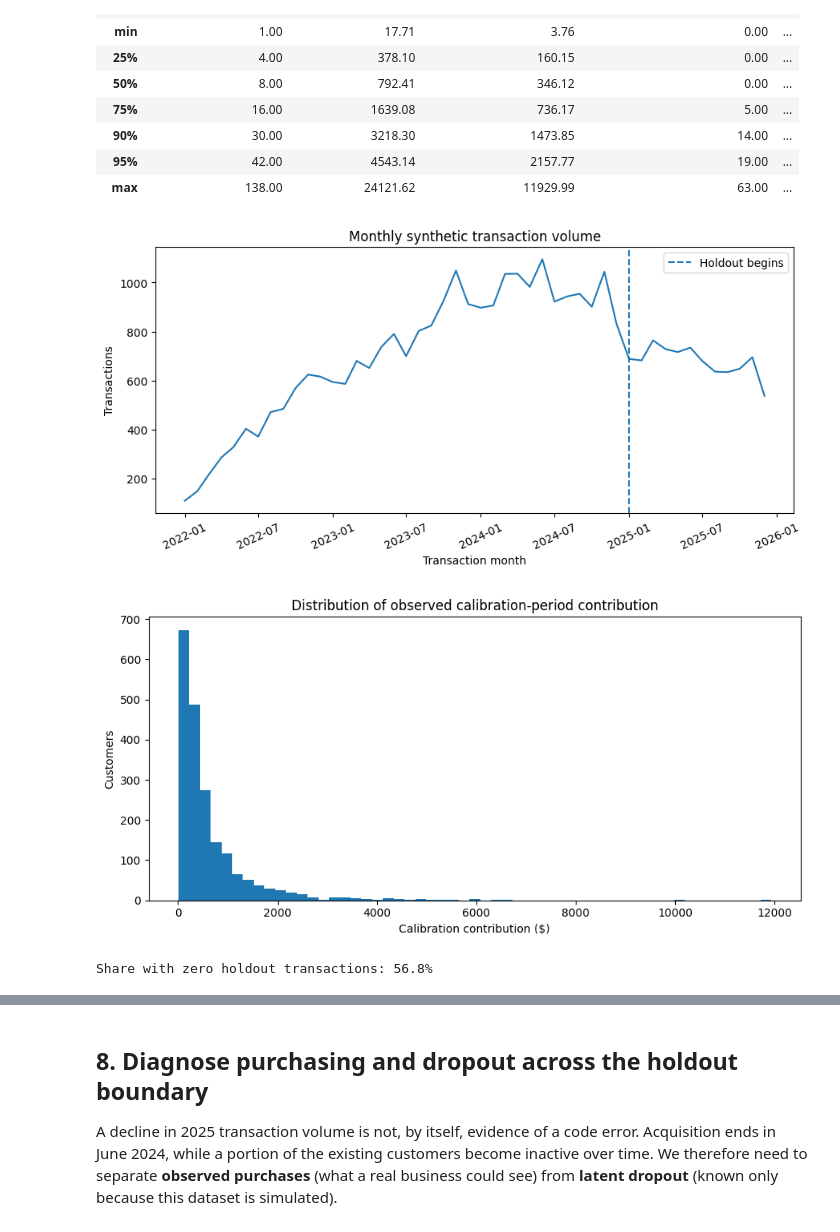
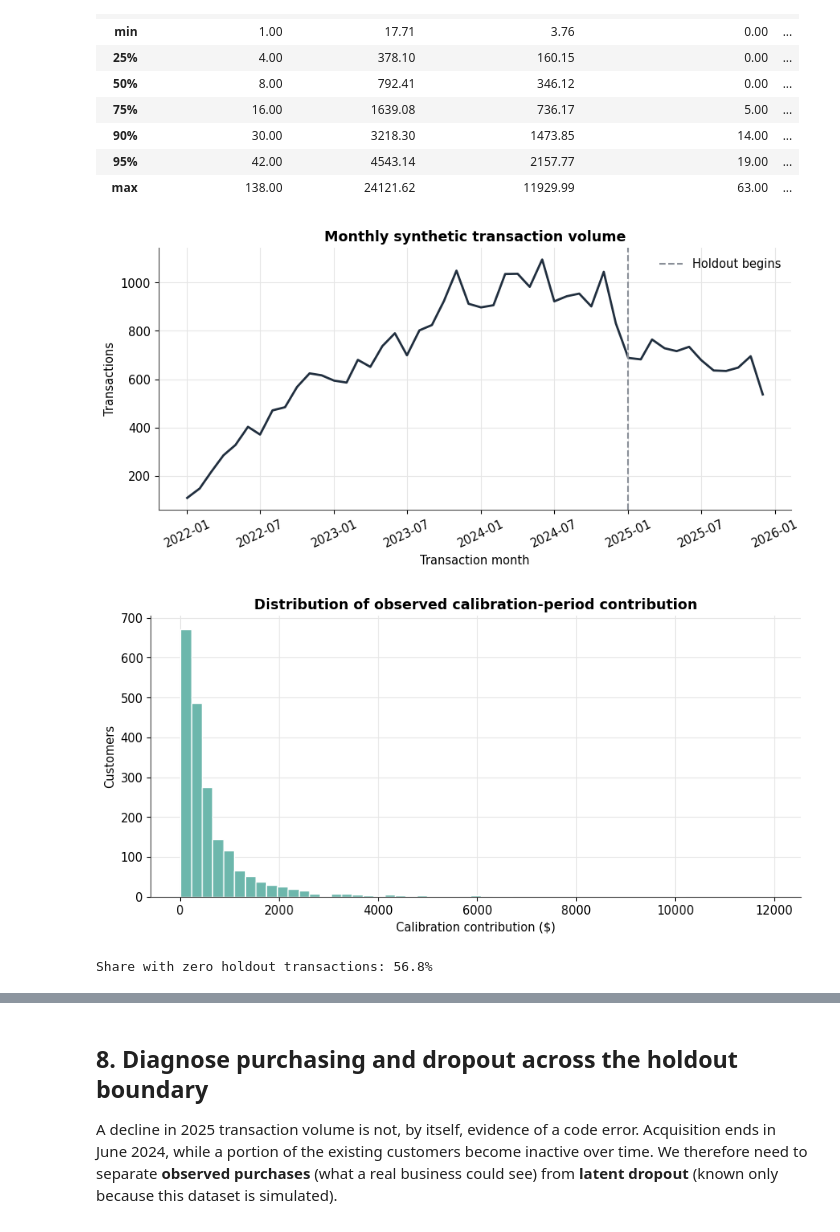
Before and after one commit to joedom99/predictive-clv-modeling, a Jupyter notebook: 01_generate_synthetic_clv_data.ipynb, the cells around one changed output, grey strips where cells are left out. Drawn from its saved outputs; the diff is of its cells as text; code cells hidden in the pictures.

```diff
--- a/01_generate_synthetic_clv_data.ipynb
+++ b/01_generate_synthetic_clv_data.ipynb
@@ -28,21 +32,25 @@ The holdout is generated alongside calibration, but must remain **unseen until e
 # %%
-# 2. Imports and reproducibility. Colab already includes these packages.
+# 2. Imports, reproducibility, and figure style. Colab already includes these packages.
+import json
 import numpy as np
 import pandas as pd
 import matplotlib.pyplot as plt
 from pathlib import Path
+from IPython.display import display
 
-SEED = 20261012
-rng = np.random.default_rng(SEED)
+SEED = 20261012          # Change this to simulate a different synthetic customer base.
 N_CUSTOMERS = 2_000
-CAL_START = pd.Timestamp('2022-01-01')
-CAL_END = pd.Timestamp('2024-12-31')
-HOLDOUT_START = pd.Timestamp('2025-01-01')
-HOLDOUT_END = pd.Timestamp('2025-12-31')
 OUTPUT_DIR = Path('clv_synthetic_data')
 OUTPUT_DIR.mkdir(exist_ok=True)
+
+# Figure style: white background, light grid, consistent palette.
+NAVY, TEAL, GOLD, GREEN, RED, GRAY = '#212f3f', '#6db7ac', '#eec35b', '#198a53', '#c02126', '#8a8f98'
+plt.rcParams.update({
+    'figure.facecolor': 'white', 'axes.facecolor': 'white', 'savefig.facecolor': 'white',
+    'axes.edgecolor': '#444444', 'axes.grid': True, 'axes.axisbelow': True, 'grid.color': '#e6e6e6', 'grid.linewidth': 0.8,
+    'axes.spines.top': False, 'axes.spines.right': False, 'axes.titleweight': 'bold',
+    'axes.prop_cycle': plt.cycler(color=[NAVY, TEAL, GOLD, GREEN, RED, GRAY]),
+    'font.size': 10.5, 'legend.frameon': False})
 print('Seed:', SEED, '| customers:', N_CUSTOMERS)
-print('Calibration:', CAL_START.date(), 'to', CAL_END.date())
-print('Holdout:', HOLDOUT_START.date(), 'to', HOLDOUT_END.date())
 # %% [output]
 Seed: 20261012 | customers: 2000
@@ -267,22 +278,22 @@ summary[['calibration_purchases', 'calibration_revenue',
 fig, ax = plt.subplots(figsize=(9, 4.5))
 monthly = transactions.groupby(transactions.transaction_date.dt.to_period('M')).size()
 monthly.index = monthly.index.to_timestamp()
-ax.plot(monthly.index, monthly.values)
-ax.axvline(HOLDOUT_START, linestyle='--', label='Holdout begins')
+ax.plot(monthly.index, monthly.values, color=NAVY, lw=2)
+ax.axvline(HOLDOUT_START, color=GRAY, linestyle='--', label='Holdout begins')
 ax.set(title='Monthly synthetic transaction volume', ylabel='Transactions', xlabel='Transaction month')
 ax.legend(); plt.xticks(rotation=25); plt.tight_layout(); plt.show()
 # %% [output]
-[figure, old version]
+[figure, new version]
 # %%
 fig, ax = plt.subplots(figsize=(9, 4.5))
-ax.hist(summary.calibration_contribution, bins=55)
+ax.hist(summary.calibration_contribution, bins=55, color=TEAL, edgecolor='white')
 ax.set(title='Distribution of observed calibration-period contribution',
        xlabel='Calibration contribution ($)', ylabel='Customers')
 plt.tight_layout(); plt.show()
 print('Share with zero holdout transactions:',
       f"{(summary.realized_holdout_transactions == 0).mean():.1%}")
 # %% [output]
-[figure, old version]
+[figure, new version]
 Share with zero holdout transactions: 56.8%
 # %%
 seg_summary = summary.groupby('segment').agg(
```
Also changed, not shown: parts of 16 cells of this notebook, 1 other file.
